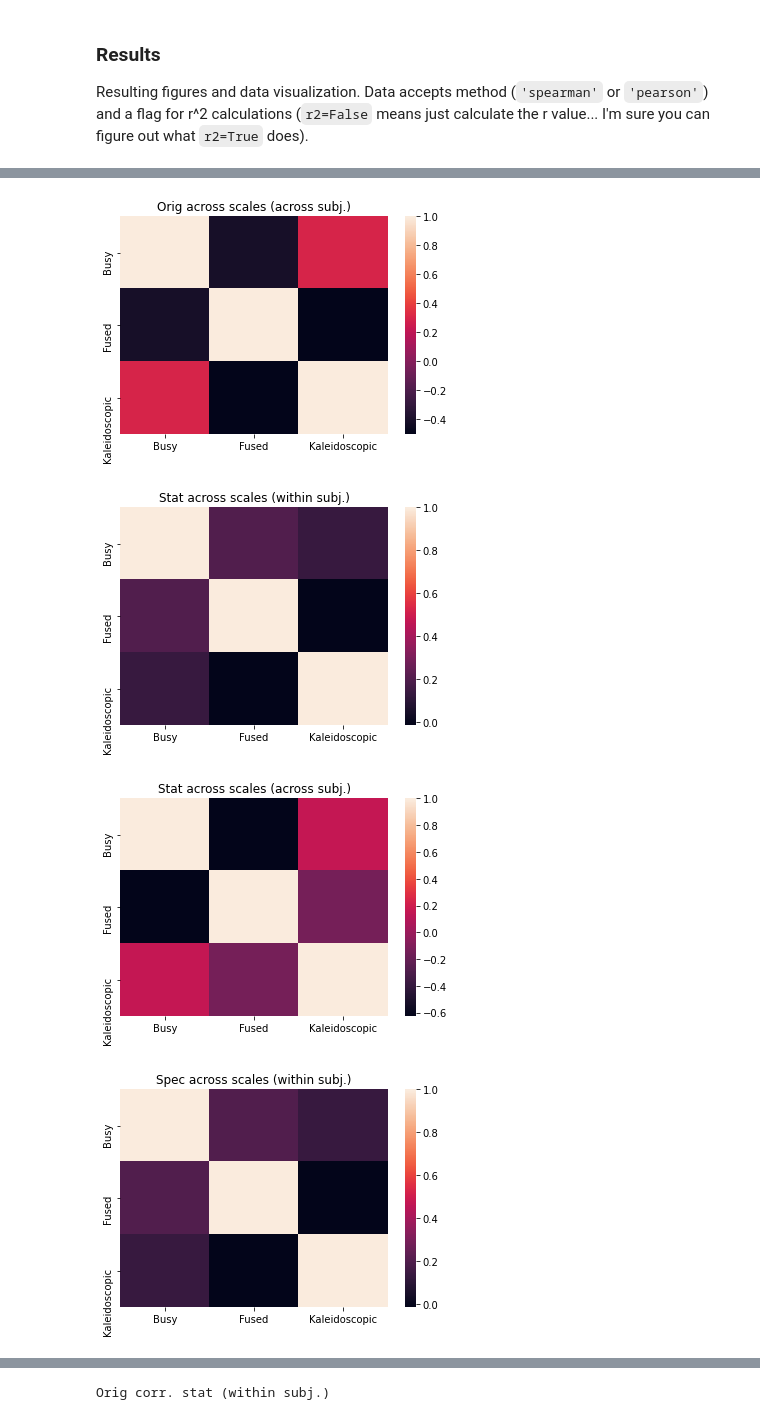
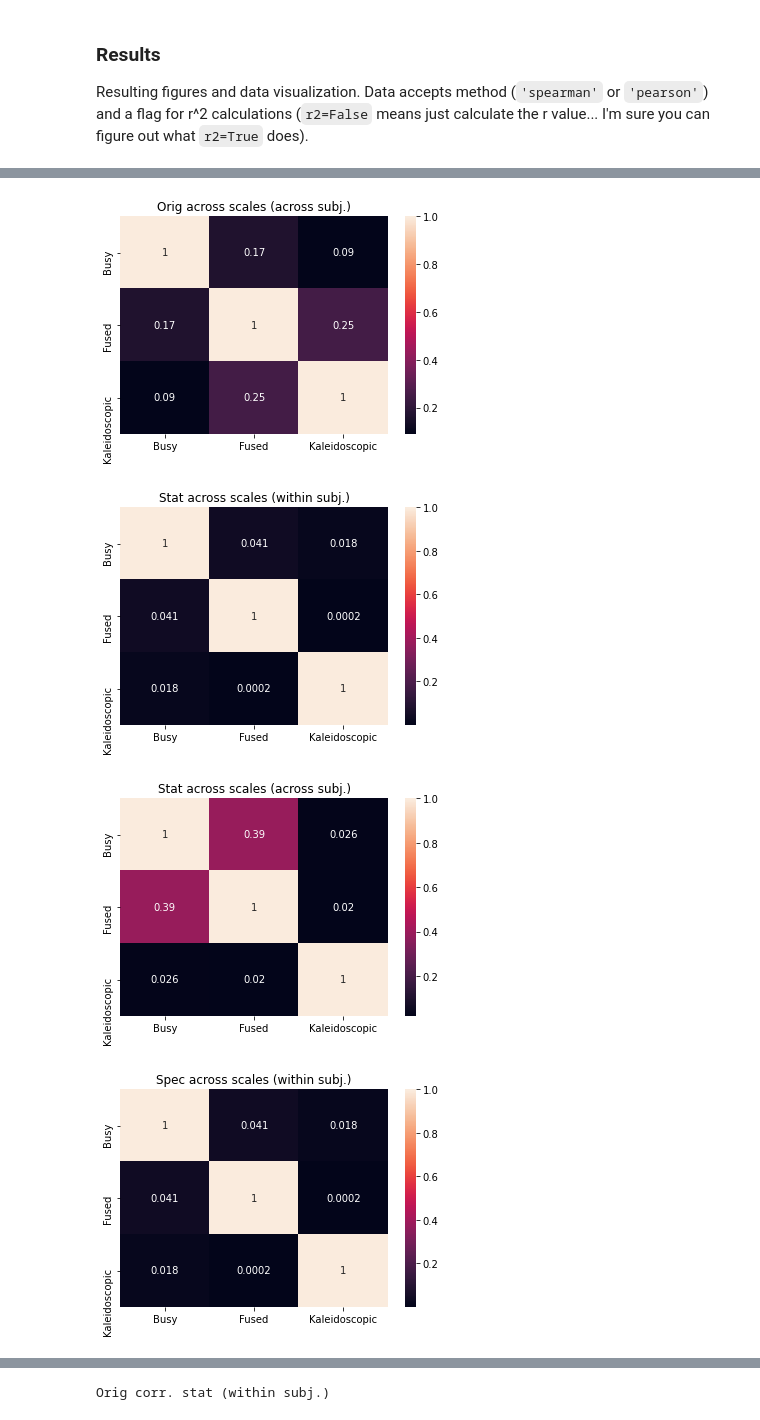
Before and after one commit to maxsolomonhenry/McDermSem1, a Jupyter notebook: main.ipynb, the cells around one changed output, grey strips where cells are left out. Drawn from its saved outputs; the diff is of its cells as text; code cells hidden in the pictures.

```diff
--- a/main.ipynb
+++ b/main.ipynb
@@ -56,10 +56,12 @@ def ave_corr(df, method, r2=False):
     """Correlations from averaging ratings over each stimulus."""
     tmp = df.groupby(df['stimNo']).mean()
 
+    out_ = tmp[scales].corr(method=method)
+
     if r2:
-        tmp = tmp ** 2
+        out_ = out_ ** 2
 
-    return tmp[scales].corr(method=method)
+    return out_
 
 def ave_corrwith(df1, df2, method, r2=False):
     """Cross-scale correlations from averaging ratings over each stimulus."""
@@ -69,7 +71,12 @@ def ave_corrwith(df1, df2, method, r2=False):
     tmp2 = df2.groupby(df2['stimNo']).mean()
     tmp2 = tmp2.reset_index()[scales]
 
-    return tmp1.corrwith(tmp2, method=method)
+    out_ = tmp1.corrwith(tmp2, method=method)
+
+    if r2:
+        out_ = out_ ** 2
+
+    return out_
 
 
 def subject_corr(df1, method, r2=False):
@@ -98,27 +105,27 @@ def subject_corrwith(df1, df2, method, r2=False):
 
 def macro(method, r2):
     plt.title('Orig across scales (within subj.)')
-    sns.heatmap(subject_corr(orig, method, r2=r2))
+    sns.heatmap(subject_corr(orig, method, r2=r2), annot=True)
     plt.show()
 
     plt.title('Orig across scales (across subj.)')
-    sns.heatmap(ave_corr(orig, method, r2=r2))
+    sns.heatmap(ave_corr(orig, method, r2=r2), annot=True)
     plt.show()
 
     plt.title('Stat across scales (within subj.)')
-    sns.heatmap(subject_corr(stat, method, r2=r2))
+    sns.heatmap(subject_corr(stat, method, r2=r2), annot=True)
     plt.show()
 
     plt.title('Stat across scales (across subj.)')
-    sns.heatmap(ave_corr(stat, method, r2=r2))
+    sns.heatmap(ave_corr(stat, method, r2=r2), annot=True)
     plt.show()
 
     plt.title('Spec across scales (within subj.)')
-    sns.heatmap(subject_corr(spec, method, r2=r2))
+    sns.heatmap(subject_corr(spec, method, r2=r2), annot=True)
     plt.show()
 
     plt.title('Spec across scales (across subj.)')
-    sns.heatmap(ave_corr(spec, method, r2=r2))
+    sns.heatmap(ave_corr(spec, method, r2=r2), annot=True)
     plt.show()
 
     print('Orig corr. stat (within subj.)')
@@ -223,5 +230,5 @@ dtype: float64
 # %%
 # All results displayed for the Spearman correlation r^2 values.
 
-macro('spearman', r2=False)
+macro('spearman', r2=True)
 # %% [output]
@@ -229,4 +236,4 @@ macro('spearman', r2=False)
-[figure, old version]
+[figure, new version]
-[figure, old version]
+[figure, new version]
-[figure, old version]
+[figure, new version]
-[figure, old version]
+[figure, new version]
```
Also changed, not shown: parts of 4 cells of this notebook, 1 other file.
